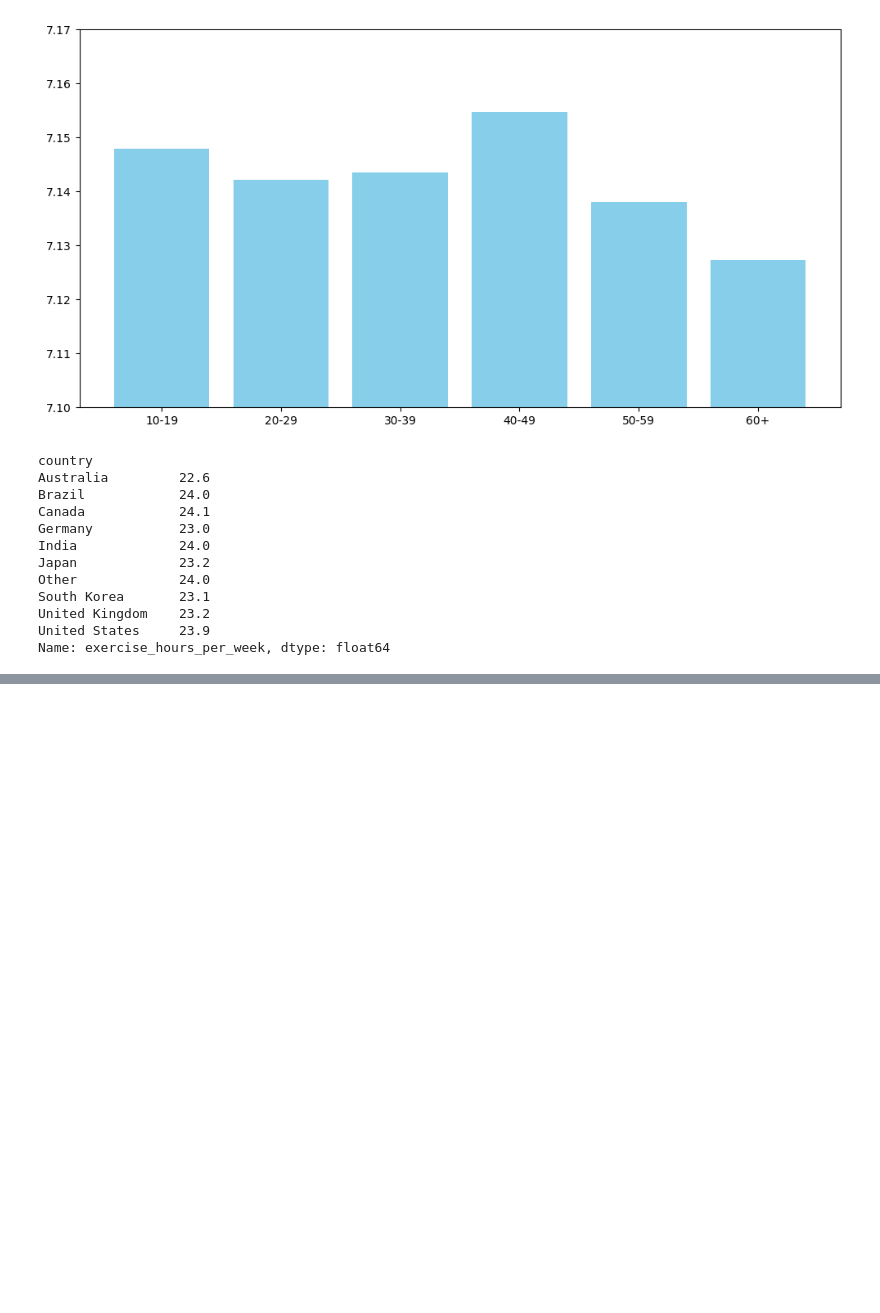
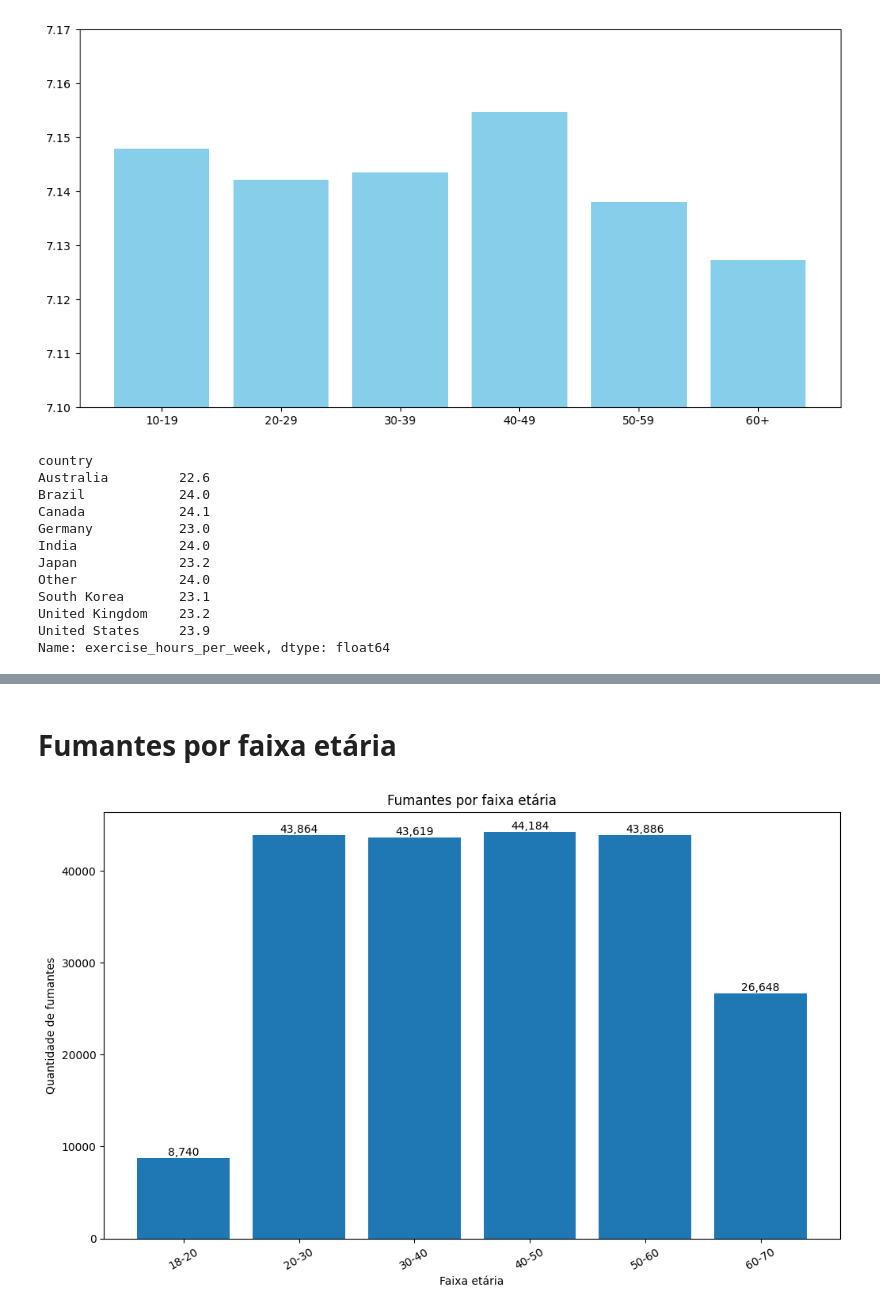
Before and after one commit to H3ytt0r62/SBD2-Social_Media_User_Analysis, a Jupyter notebook: Data layer/Raw/analytcs.ipynb, the cells around one changed output, grey strips where cells are left out. Cells and saved outputs as stored; diff of their text form; code cells hidden in the pictures; blank space fills up the shorter version.

```diff
--- a/Data layer/Raw/analytcs.ipynb
+++ b/Data layer/Raw/analytcs.ipynb
@@ -67,0 +87,37 @@ Name: exercise_hours_per_week, dtype: float64
+# %% [markdown]
+# Fumantes por faixa etária
+# %%
+bins = [18, 20, 30, 40, 50, 60, 90]
+labels = ['18-20', '20-30', '30-40', '40-50', '50-60', '60-70']
+
+df_fumantes = df_raw.loc[df_raw['smoking'].str.lower() == 'yes'].copy()
+
+df_fumantes['faixa_etaria'] = pd.cut(
+    df_fumantes['age'],
+    bins=bins,
+    labels=labels,
+    right=False
+)
+
+fumantes_idade = df_fumantes['faixa_etaria'].value_counts().sort_index()
+
+plt.figure(figsize=(12, 7))
+bars = plt.bar(fumantes_idade.index, fumantes_idade.values)
+
+for bar in bars:
+    height = bar.get_height()
+    plt.text(
+        bar.get_x() + bar.get_width() / 2,
+        height,
+        f'{height:,}',
+        ha='center',
+        va='bottom'
+    )
+
+plt.title('Fumantes por faixa etária')
+plt.xlabel('Faixa etária')
+plt.ylabel('Quantidade de fumantes')
+plt.xticks(rotation=30)
+plt.show()
+# %% [output]
+[figure, added]
```
Also changed, not shown: parts of 4 cells of this notebook.
